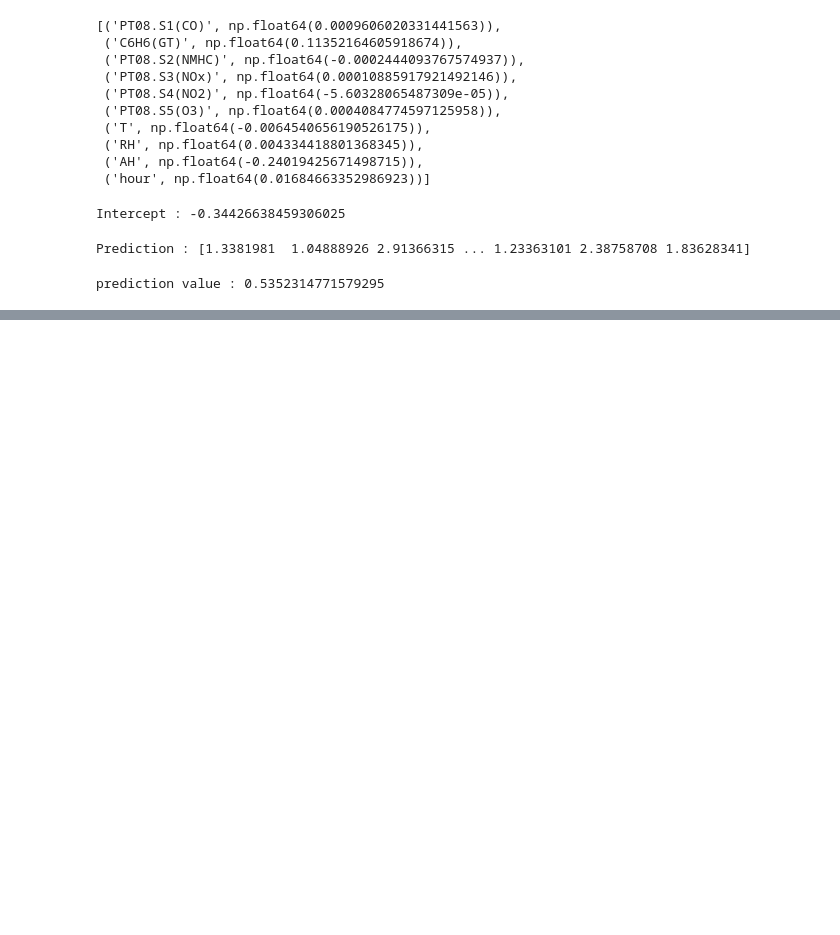
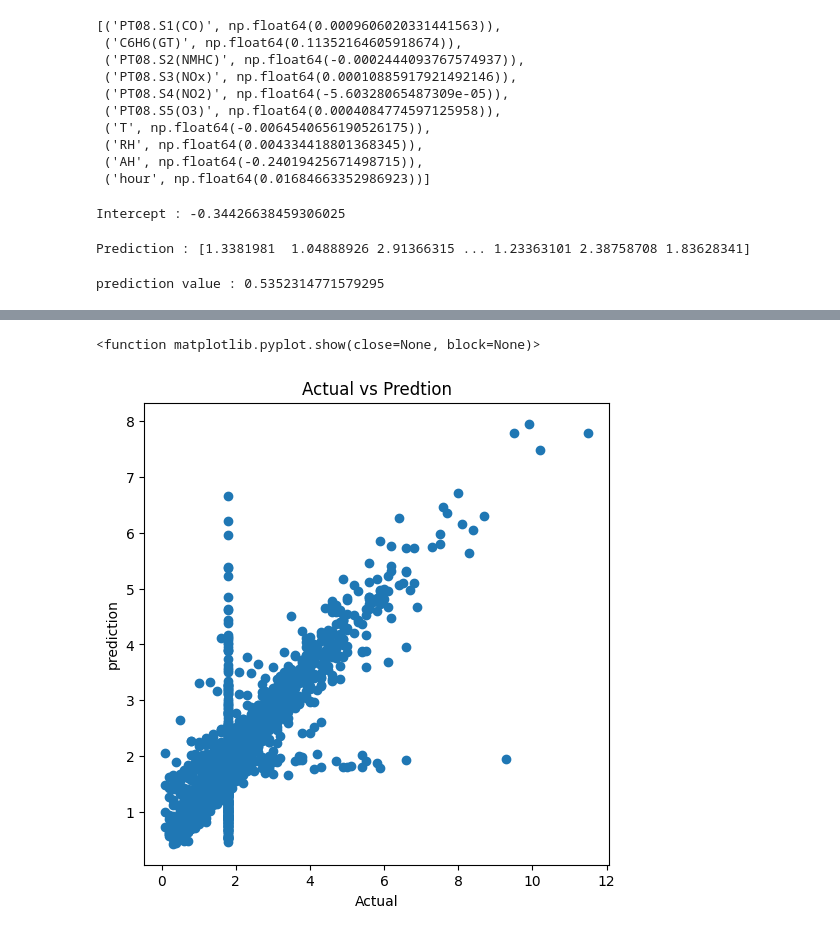
Before and after one commit to Andrews-Pixel/Air_quality-Repo, a Jupyter notebook: Air_quality.ipynb, the cells around one changed output, grey strips where cells are left out. Drawn from its saved outputs; the diff is of its cells as text; code cells hidden in the pictures; blank space fills up the shorter version.

```diff
--- a/Air_quality.ipynb
+++ b/Air_quality.ipynb
@@ -360,0 +414,15 @@ prediction value : 0.5352314771579295
+# %%
+# plot
+
+plt.figure(figsize=(6,6))
+plt.scatter(y_test,reg_predi)
+
+plt.xlabel("Actual")
+plt.ylabel("prediction")
+plt.title("Actual vs Predtion")
+
+plt.legend
+plt.show
+# %% [output]
+<function matplotlib.pyplot.show(close=None, block=None)>
+[figure, added]
```
Also changed, not shown: parts of 8 cells of this notebook.
